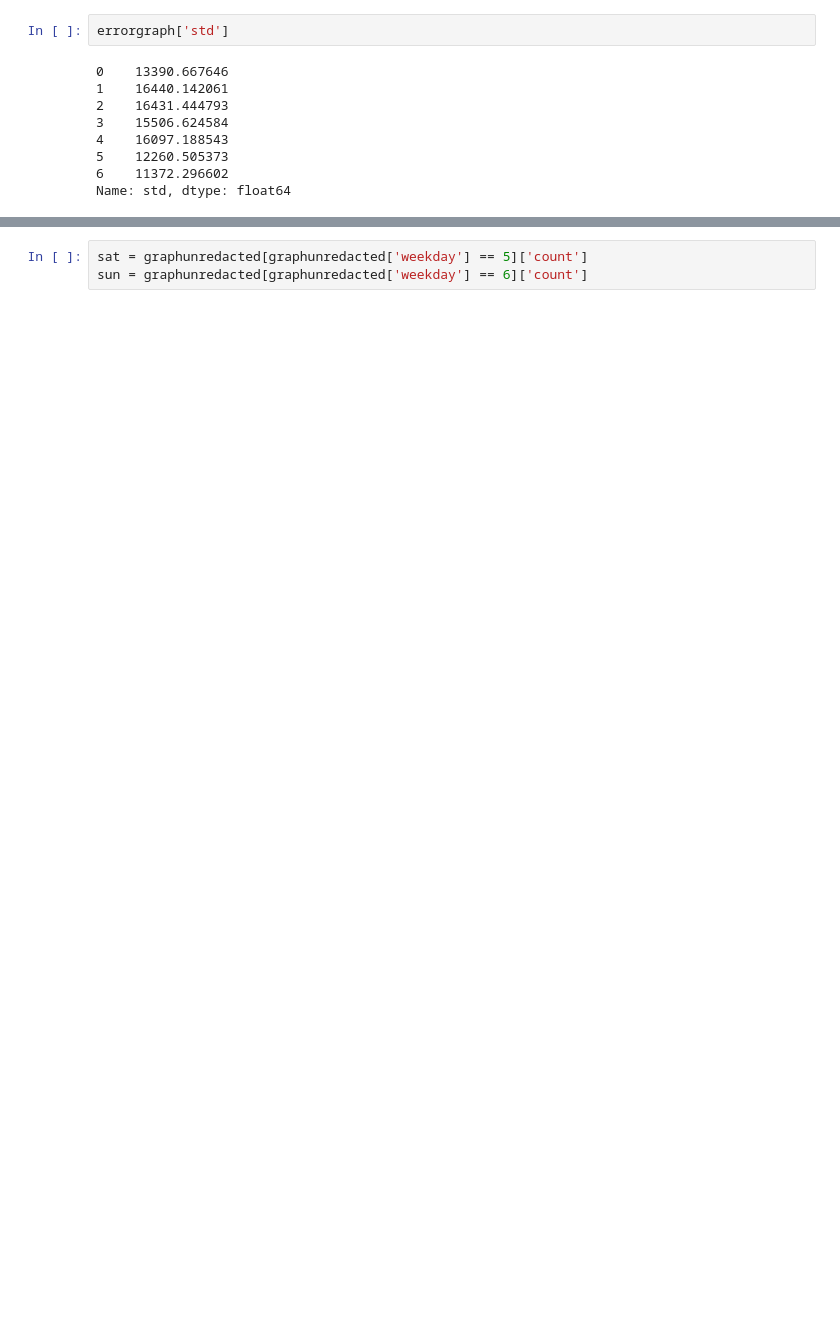
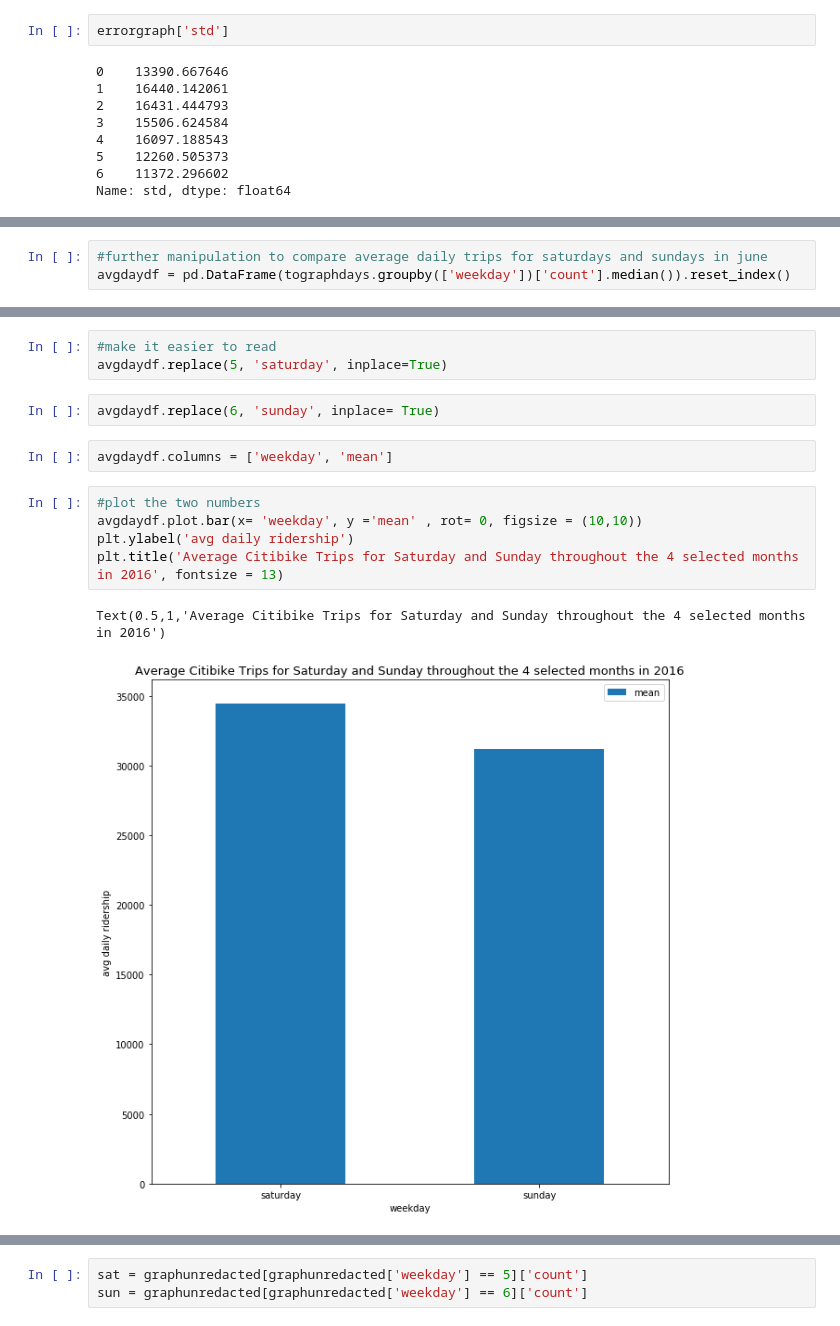
Before and after one commit to samjfalk/PUI2018_sjf374, a Jupyter notebook: HW8_sjf374/HW8_2_sjf374.ipynb, the cells around one changed output, grey strips where cells are left out. Drawn from its saved outputs; the diff is of its cells as text; blank space fills up the shorter version.

```diff
--- a/HW8_sjf374/HW8_2_sjf374.ipynb
+++ b/HW8_sjf374/HW8_2_sjf374.ipynb
@@ -431,0 +595,3 @@ graphunredacted[graphunredacted['weekday'] == 6]['count']
+# %%
+#further manipulation to compare average daily trips for saturdays and sundays in june
+avgdaydf = pd.DataFrame(tographdays.groupby(['weekday'])['count'].median()).reset_index()
@@ -431,0 +604,15 @@ graphunredacted[graphunredacted['weekday'] == 6]['count']
+# %%
+#make it easier to read
+avgdaydf.replace(5, 'saturday', inplace=True)
+# %%
+avgdaydf.replace(6, 'sunday', inplace= True)
+# %%
+avgdaydf.columns = ['weekday', 'mean']
+# %%
+#plot the two numbers
+avgdaydf.plot.bar(x= 'weekday', y ='mean' , rot= 0, figsize = (10,10))
+plt.ylabel('avg daily ridership')
+plt.title('Average Citibike Trips for Saturday and Sunday throughout the 4 selected months in 2016', fontsize = 13)
+# %% [output]
+Text(0.5,1,'Average Citibike Trips for Saturday and Sunday throughout the 4 selected months in 2016')
+[figure, added]
```
Also changed, not shown: parts of 54 cells of this notebook.
